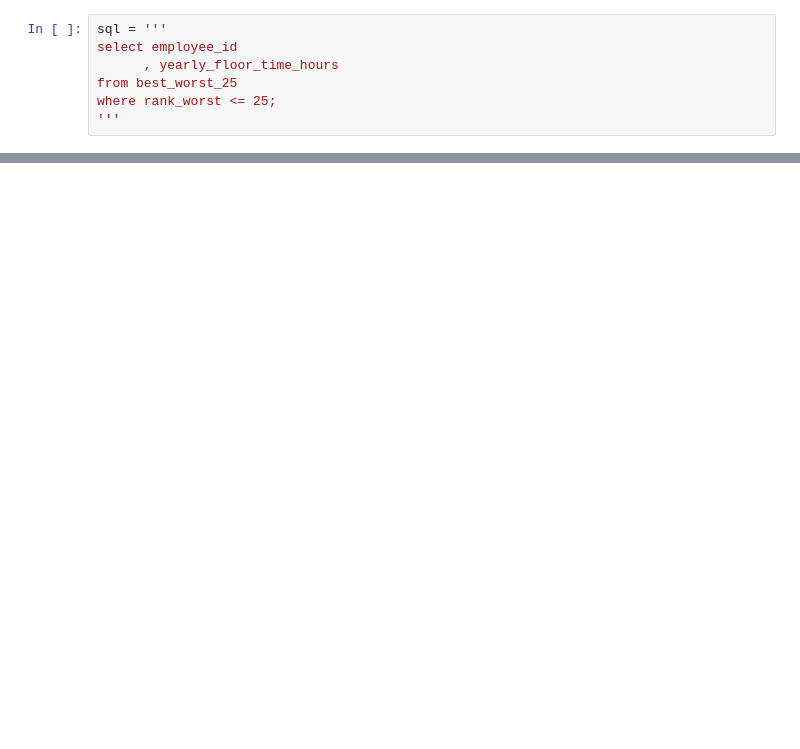
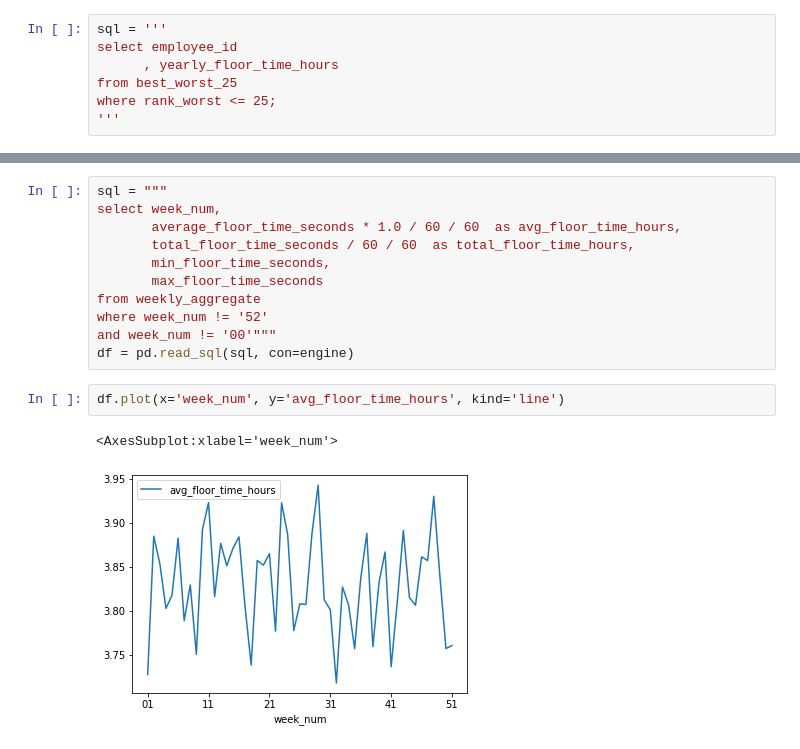
Before and after one commit to CornyhorseProjects/ZionsSample, a Jupyter notebook: clock_in_report.ipynb, the cells around one changed output, grey strips where cells are left out. Cells and saved outputs as stored; diff of their text form; blank space fills up the shorter version.

Commit message:
Added breakdown of hours by week/month

```diff
--- a/clock_in_report.ipynb
+++ b/clock_in_report.ipynb
@@ -147,0 +162,16 @@ where rank_worst <= 25;
+# %%
+sql = """
+select week_num,
+       average_floor_time_seconds * 1.0 / 60 / 60  as avg_floor_time_hours,
+       total_floor_time_seconds / 60 / 60  as total_floor_time_hours,
+       min_floor_time_seconds,
+       max_floor_time_seconds
+from weekly_aggregate
+where week_num != '52'
+and week_num != '00'"""
+df = pd.read_sql(sql, con=engine)
+# %%
+df.plot(x='week_num', y='avg_floor_time_hours', kind='line')
+# %% [output]
+<AxesSubplot:xlabel='week_num'>
+[figure, added]
```
Also changed, not shown: parts of 13 cells of this notebook, 2 other files.
